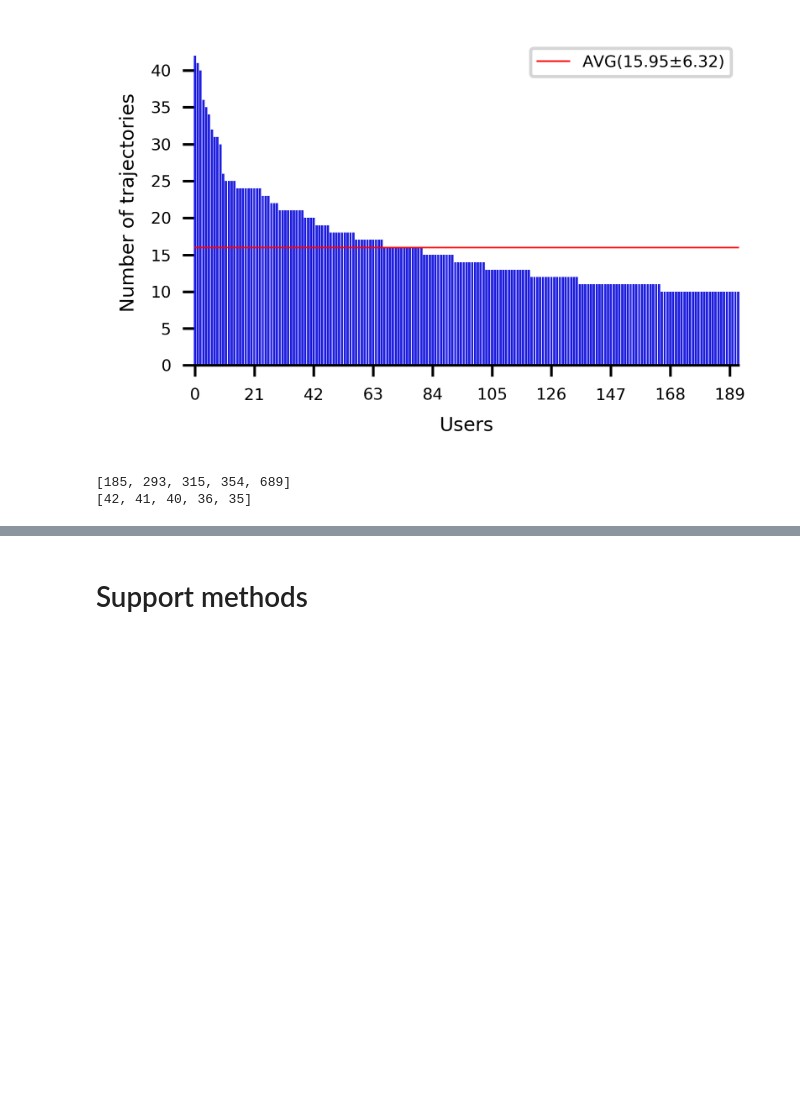
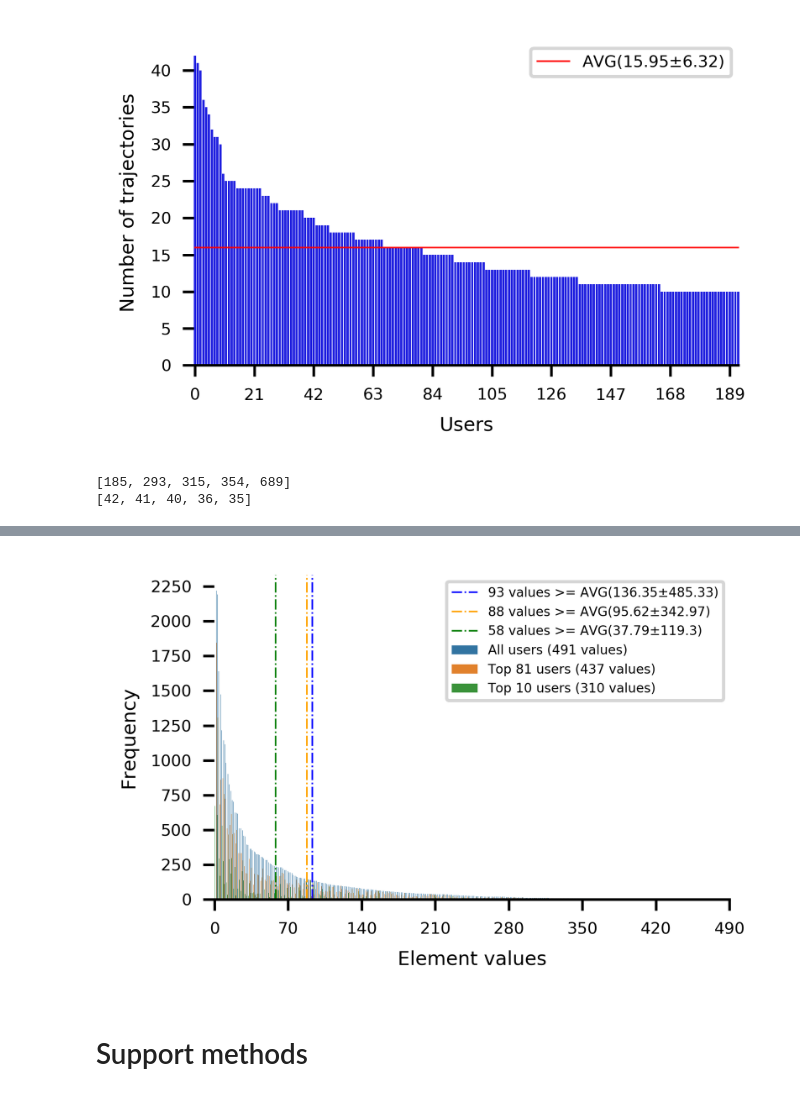
Before and after one commit to bigdata-ufsc/ss-ococlus, a Jupyter notebook: exploratory_analysis.ipynb, the cells around one changed output, grey strips where cells are left out. Cells and saved outputs as stored; diff of their text form; code cells hidden in the pictures; blank space fills up the shorter version.

Commit message:
Update EDA notebook. Including graph for frequency elements withou outilier

```diff
--- a/exploratory_analysis.ipynb
+++ b/exploratory_analysis.ipynb
@@ -358,3 +374,68 @@ Number of elements: 310; Relative # of visits: 17.50%; AVG frequency elements: 3
+# %%
+df_no_outlier = df_elems_freq_group_users.copy()
+# df_elems_freq_group_users['Frequency'].mask((df_elems_freq_group_users['Elements']=='Home (private)' and df_elems_freq_group_users['User_group']=='All users (491 values)'),0,inplace=True)
+# df_elems_freq_group_users['Frequency'] = np.where((df_elems_freq_group_users.Elements=='Home (private)' and
+#                                                   df_elems_freq_group_users.User_group=='All users (491 values)'),0,df_elems_freq_group_users.Elements)
+# df_elems_freq_group_users.loc[((df_elems_freq_group_users.Elements=='Home (private)') & (df_elems_freq_group_users.User_group=='All users (491 values)')),'Frequency']=0
+df_no_outlier.loc[((df_no_outlier['Elements'].isin(['Home (private)','Metro Station'])) & (df_no_outlier.User_group=='All users (491 values)')),'Frequency']=0
+df_no_outlier.loc[((df_no_outlier['Elements'].isin(['Home (private)','Metro Station'])) & (df_no_outlier.User_group=='Top 81 users (437 values)')),'Frequency']=0
+df_no_outlier.loc[((df_no_outlier['Elements'].isin(['Metro Station'])) & (df_no_outlier.User_group=='Top 10 users (310 values)')),'Frequency']=0
+# df_no_outlier.head()
+dpi = 600
+fig = plt.figure(figsize=(3, 2),dpi=dpi)
+# fig = plt.figure(figsize=(3.5, 2))
+# ax = sns.barplot(x='Elements', y='Frequency', color='Blue',data=df_elems_freq_group_users)#, order=order_x ,
+# ax = sns.barplot(x=new_x, y='Frequency', hue='User_group', data=df_elems_freq_group_users)# new_x works for just one var
+ax2 = sns.barplot(x='Elements', y='Frequency', hue='User_group', data=df_no_outlier)#, order=order_x ,
+for c in ax2.patches:
+    c.set_zorder(0)
+
+cut_elems = np.count_nonzero(np.array(values_counts_values_list)>=avg_freq_all)
+label = str(cut_elems)+' values'+' >= AVG('+str(np.round(avg_freq_all,2))+'\u00B1'+str(np.round(std_freq_all,2))+')'
+ax2.axvline(x=cut_elems, color='blue',linewidth=.5, linestyle='-.', label=label)
+
+cut_elems = np.count_nonzero(np.array(freqs_81)>=avg_freq_81)
+label = str(cut_elems)+' values'+' >= AVG('+str(np.round(avg_freq_81,2))+'\u00B1'+str(np.round(std_freq_81,2))+')'
+ax2.axvline(x=cut_elems, color='orange',linewidth=.5, linestyle='-.', label=label)
+
+cut_elems = np.count_nonzero(np.array(freqs_10)>=avg_freq_10)
+label = str(cut_elems)+' values'+' >= AVG('+str(np.round(avg_freq_10,2))+'\u00B1'+str(np.round(std_freq_10,2))+')'
+ax2.axvline(x=cut_elems, color='green',linewidth=.5, linestyle='-.', label=label)
+
+# df_lineplot = pd.DataFrame(columns=['x_axis','y_axis','AVG'])
+# avgs = [avg_freq_all,avg_freq_81,avg_freq_10]
+# gps = ['All users','Top 81 users','Top 10 users']
+
+# for i in range(len(gps)):
+#     for x_i in range(len(order_x)):
+#         df_lineplot = df_lineplot.append({'x_axis':x_i,'y_axis':avgs[i],'AVG':gps[i]}, ignore_index=True)
+# # y_all = [avg_freq_all for i in range(len(order_x))]
+# x_all = np.arange(0,len(values_counts_keys_list))
+# # sns.lineplot(x=np.arange(0,len(x)),y=y2 , color='r', ax=ax, legend='brief', label='average')
+# sns.lineplot(x='x_axis',y='y_axis', hue='AVG', ax=ax, legend='brief',data=df_lineplot)
+
+ax2.legend(loc='upper right', fontsize=4)
+
+sns.despine(offset=0, trim=True, left=True)
+# plt.xlim(0,491)
+# plt.ylim(0,1)
+# ax.set_xticklabels(ax.get_xticks(), size = 6)#xticklabels
+ax2.set_xticklabels(ax2.get_xmajorticklabels(), fontsize = 5)
+ax2.xaxis.set_major_locator(ticker.MultipleLocator(70))
+ax2.xaxis.set_major_formatter(ticker.ScalarFormatter())
+# ax.set_yticklabels(ax.get_yticks(), size = 5)
+ax2.set_yticklabels(ax.get_ymajorticklabels(), fontsize = 5)
+ax2.yaxis.set_major_locator(ticker.MultipleLocator(250))
+ax2.yaxis.set_major_formatter(ticker.ScalarFormatter())
+
+# plt.legend(loc='upper left')
+plt.ylabel('Frequency',fontsize=6)
+plt.xlabel('Element values',fontsize=6)
+plt.tight_layout()
+plt.show()
+# fig.savefig('C:/Users/yurin/Downloads/freqs_els_by_users_no_outlier.png',transparent=True,bbox_inches = 'tight',pad_inches=0,dpi=dpi)
+# %% [output]
+[figure, added]
 # %% [markdown]
 #  Support methods
 # %%
```
Also changed, not shown: parts of 3 cells of this notebook.
